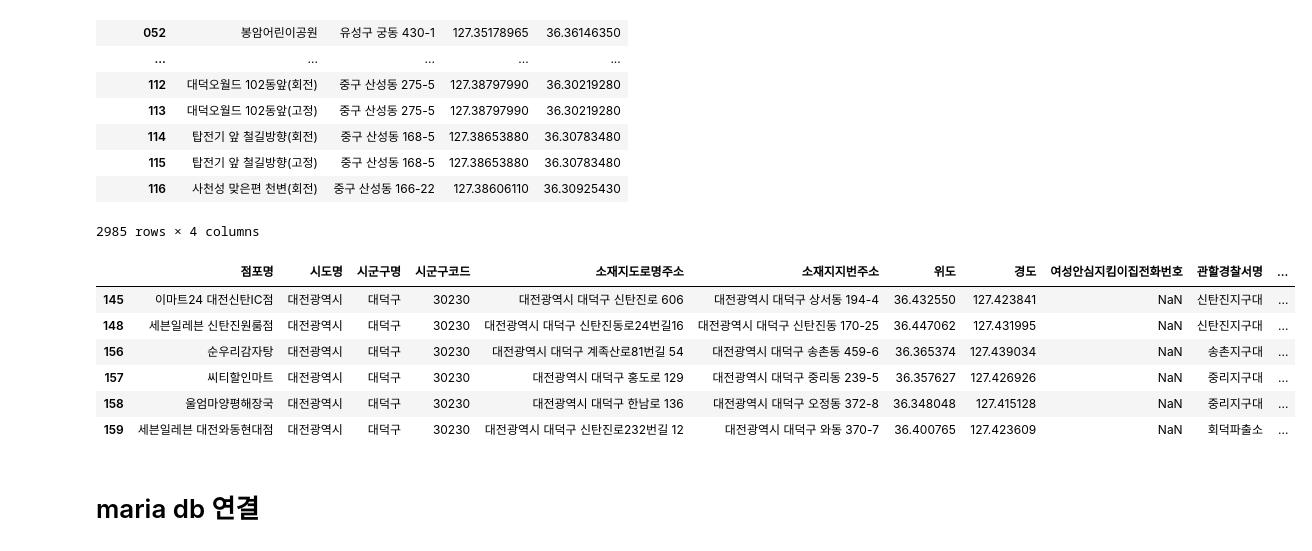
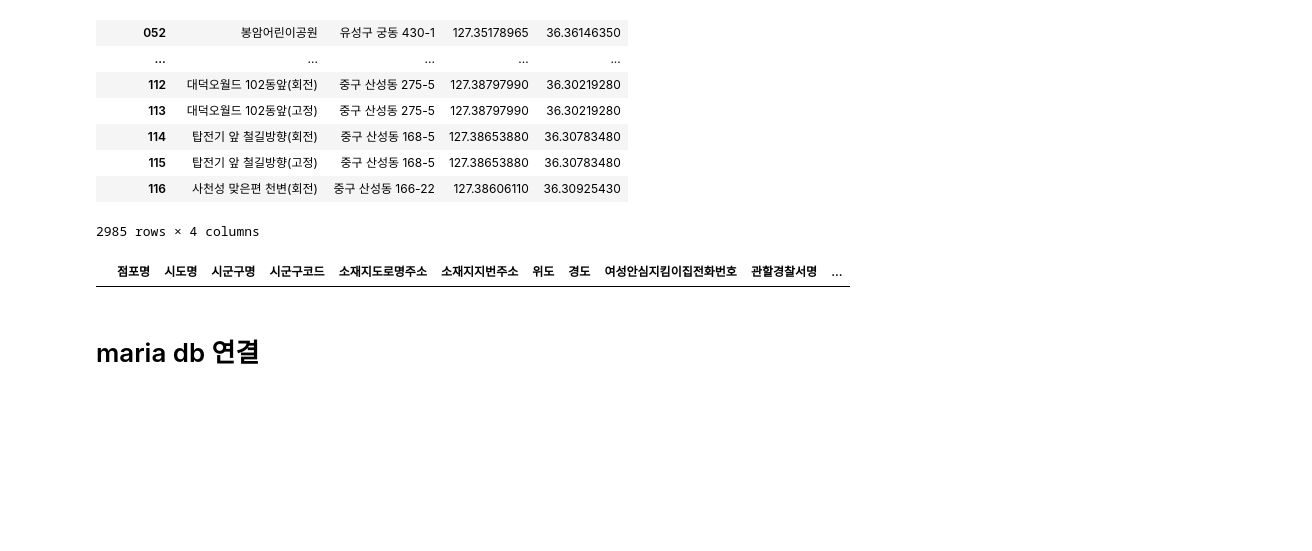
Before and after one commit to Bom-E/pythonDaejeon, a Jupyter notebook: dataframe_and_table.ipynb, the cells around one changed output. Drawn from its saved outputs; the diff is of its cells as text; code cells hidden in the pictures; blank space fills up the shorter version.

```diff
--- a/dataframe_and_table.ipynb
+++ b/dataframe_and_table.ipynb
@@ -208,7 +208,7 @@ df_result
 df_result[df_result.isna().any(axis=1)]
 
 # 폐업신고 한 가게 행 삭제
-drop_data = [22, 61, 74, 118, 126, 140, 153, 154]
+drop_data = [22, 61, 74, 118, 126, 140, 153, 154, 158]
 df_result.drop(drop_data, axis=0, inplace=True)
 
 # 전화번호 NaN 수정
@@ -252,9 +252,10 @@ df_result.at[141, '여성안심지킴이집전화번호'] = '042-242-5644'
 df_result.at[142, '여성안심지킴이집전화번호'] = '042-242-5644'
 df_result.at[143, '여성안심지킴이집전화번호'] = '042-621-0888'
 df_result.at[144, '여성안심지킴이집전화번호'] = '전화번호 없음 (세븐일레븐 소비자보호센터: 1577-0711)'
-
+df_result.at[145, '여성안심지킴이집전화번호'] = '전화번호 없음 (이마트24 소비자보호센터: 02-6916-1500)'
 df_result.at[146, '여성안심지킴이집전화번호'] = '042-931-5155'
 df_result.at[147, '여성안심지킴이집전화번호'] = '042-621-3213'
+df_result.at[148, '여성안심지킴이집전화번호'] = '070-8823-7612'
 df_result.at[149, '여성안심지킴이집전화번호'] = '042-626-6711'
 df_result.at[150, '여성안심지킴이집전화번호'] = '042-625-7110'
 df_result.at[151, '여성안심지킴이집전화번호'] = '042-627-1668'
@@ -262,6 +263,7 @@ df_result.at[152, '여성안심지킴이집전화번호'] = '042-343-8356'
 df_result.at[155, '여성안심지킴이집전화번호'] = '042-933-8085'
 df_result.at[156, '여성안심지킴이집전화번호'] = '042-635-3168'
 df_result.at[157, '여성안심지킴이집전화번호'] = '042-622-2020'
+df_result.at[159, '여성안심지킴이집전화번호'] = '전화번호 없음 (세븐일레븐 소비자보호센터: 1577-0711)'
 
 
 # 카카오주소 api를 통해 지번주소가 NaN 제거
@@ -326,41 +328,33 @@ df_result[df_result.isna().any(axis=1)]
 
 df_result[df_result['소재지지번주소'] == '주소를 찾을 수 없습니다.']
 
 # 1. 주소를 찾을 수 없습니다. 주소 찾아서 넣기, 안 된 이유가 뭔지 분석하기
 # CU월평사랑점 : 도로명 주소에 건물 번호와 건물 명이 함께 붙어있음(정작 도로명 주소를 검색하면 건물 명은 안 뜸)
 # GS월평타운점 : 도로명 주소에 건물 번호와 . + 층명 함께 붙어있음(정작 도로명 주소를 검색하면 번호는 안 뜸)
 # 아마트24 월평중앙점 : 위와 이하동문
 
 # 데이터 재가공
 df_result.at[81, '소재지도로명주소'] = '대전 서구 월평북로 27 (월평동) 1층 101호'
 df_result.at[81, '소재지지번주소'] = '대전광역시 서구 월평동 218-6'
 df_result.at[82, '소재지도로명주소'] = '대전광역시 서구 월평서로6번길 26'
 df_result.at[82, '소재지지번주소'] = '대전광역시 서구 월평동 1069'
 df_result.at[83, '소재지도로명주소'] = '대전광역시 서구 계룡로231번길 9'
 df_result.at[83, '소재지지번주소'] = '대전광역시 서구 월평동 1407'
 
 df_result.at[131, '점포명'] = 'GS25시 대전법동점'
 df_result.at[141, '점포명'] = '이마트24 대전비래점'
 df_result.at[143, '점포명'] = 'JH24 편의점(재천사마트24시편의점)'
 df_result.at[144, '점포명'] = '세븐일레븐 대전오정동아점'
 df_result.at[145, '점포명'] = '이마트24 대전신탄IC점'
 df_result.at[152, '점포명'] = '세븐일레븐 대전법동영진점(법 1동)'
 df_result.at[155, '점포명'] = '세븐일레븐 신탄공단점'
 df_result.at[156, '점포명'] = '순우리뼈감자탕'
 df_result.at[157, '점포명'] = '씨티할인마트정육'
 
 # 데이터 확인
 df_result[df_result['점포명'] == 'CU 월평사랑점']
-
-df_result[df_result.isna().any(axis=1)]
 # %% [output]
 |  | 점포명 | 시도명 | 시군구명 | 시군구코드 | 소재지도로명주소 | 소재지지번주소 | 위도 | 경도 | 여성안심지킴이집전화번호 | 관할경찰서명 | ... |
-| 145 | 이마트24 대전신탄IC점 | 대전광역시 | 대덕구 | 30230 | 대전광역시 대덕구 신탄진로 606 | 대전광역시 대덕구 상서동 194-4 | 36.432550 | 127.423841 | NaN | 신탄진지구대 | ... |
-| 148 | 세븐일레븐 신탄진원룸점 | 대전광역시 | 대덕구 | 30230 | 대전광역시 대덕구 신탄진동로24번길16 | 대전광역시 대덕구 신탄진동 170-25 | 36.447062 | 127.431995 | NaN | 신탄진지구대 | ... |
-| 156 | 순우리감자탕 | 대전광역시 | 대덕구 | 30230 | 대전광역시 대덕구 계족산로81번길 54 | 대전광역시 대덕구 송촌동 459-6 | 36.365374 | 127.439034 | NaN | 송촌지구대 | ... |
-| 157 | 씨티할인마트 | 대전광역시 | 대덕구 | 30230 | 대전광역시 대덕구 홍도로 129 | 대전광역시 대덕구 중리동 239-5 | 36.357627 | 127.426926 | NaN | 중리지구대 | ... |
-| 158 | 울엄마양평해장국 | 대전광역시 | 대덕구 | 30230 | 대전광역시 대덕구 한남로 136 | 대전광역시 대덕구 오정동 372-8 | 36.348048 | 127.415128 | NaN | 중리지구대 | ... |
-| 159 | 세븐일레븐 대전와동현대점 | 대전광역시 | 대덕구 | 30230 | 대전광역시 대덕구 신탄진로232번길 12 | 대전광역시 대덕구 와동 370-7 | 36.400765 | 127.423609 | NaN | 회덕파출소 | ... |
 # %%
 # 밤길 치안 api에서 대전지역만 뽑아내서 데이터 받기
 # %% [markdown]
```
Also changed, not shown: 3 other files.
